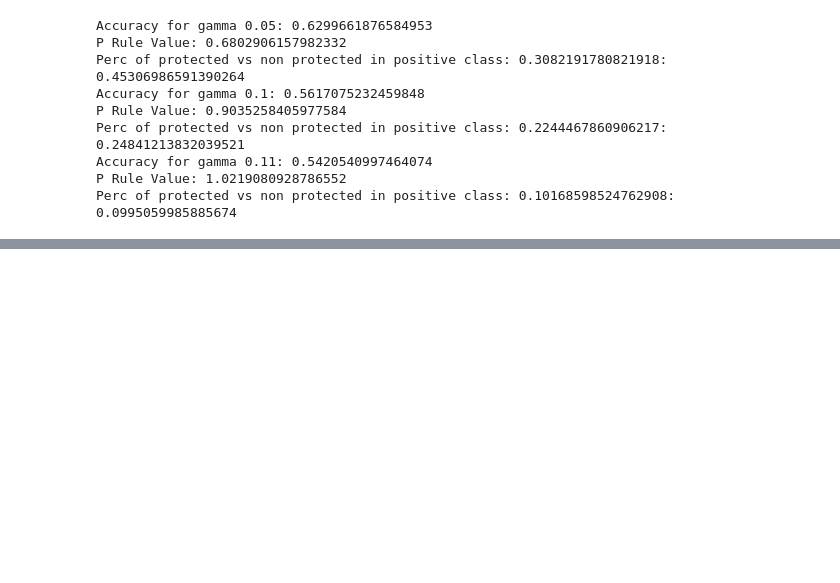
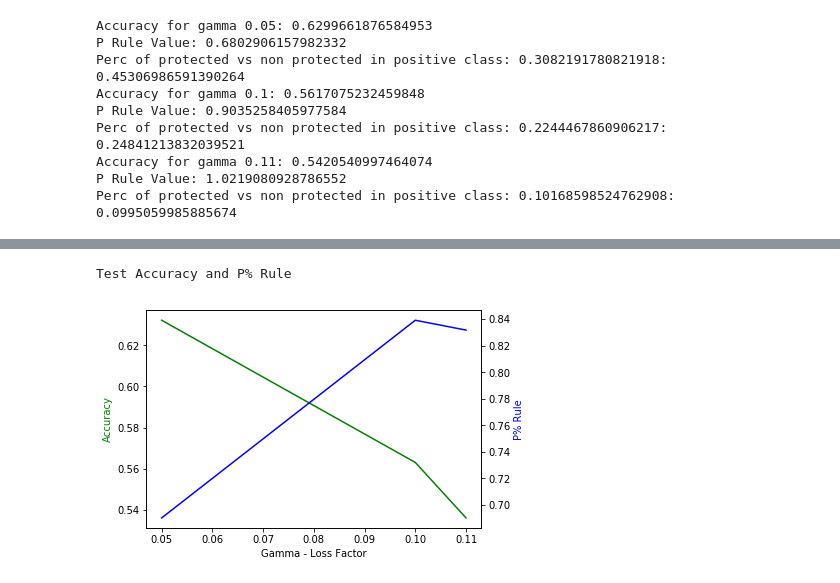
Before and after one commit to TZstatsADS/Fall2021-Project4-group5, a Jupyter notebook: doc/FairnessConstraints.ipynb, the cells around one changed output, grey strips where cells are left out. Cells and saved outputs as stored; diff of their text form; code cells hidden in the pictures; blank space fills up the shorter version.

```diff
--- a/doc/FairnessConstraints.ipynb
+++ b/doc/FairnessConstraints.ipynb
@@ -327,0 +364,16 @@ Perc of protected vs non protected in positive class: 0.10168598524762908: 0.099
+# %%
+print("Test Accuracy and P% Rule")
+fig, ax1 = plt.subplots()
+
+ax2 = ax1.twinx()
+ax1.plot( [0.05,0.1,0.11], compas_acc_test , 'g-')
+ax2.plot( [0.05,0.1,0.11], compas_p_val_list_test, 'b-')
+
+ax1.set_xlabel('Gamma - Loss Factor')
+ax1.set_ylabel('Accuracy', color='g')
+ax2.set_ylabel('P% Rule', color='b')
+
+plt.show()
+# %% [output]
+Test Accuracy and P% Rule
+[figure, added]
```
Also changed, not shown: parts of 20 cells of this notebook.
